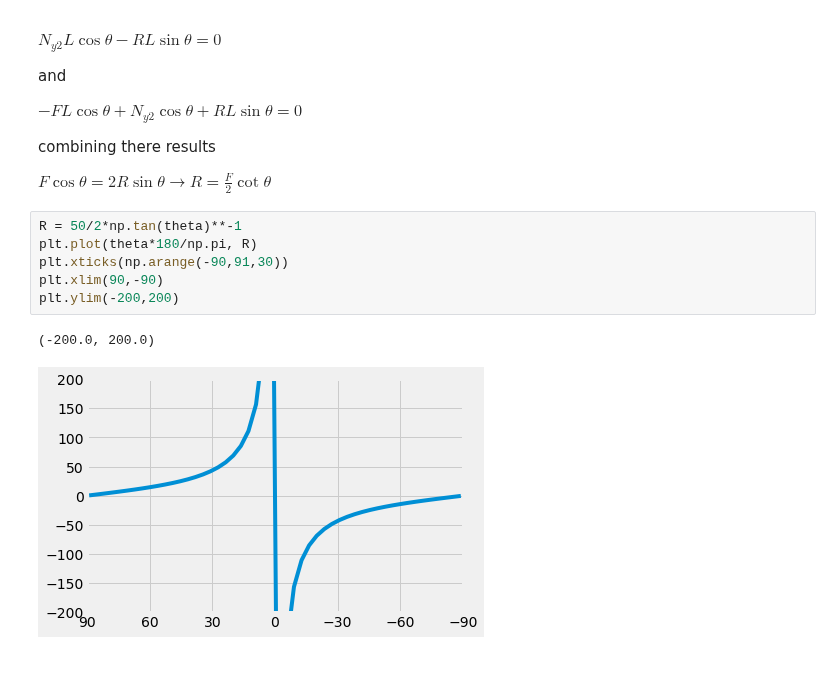
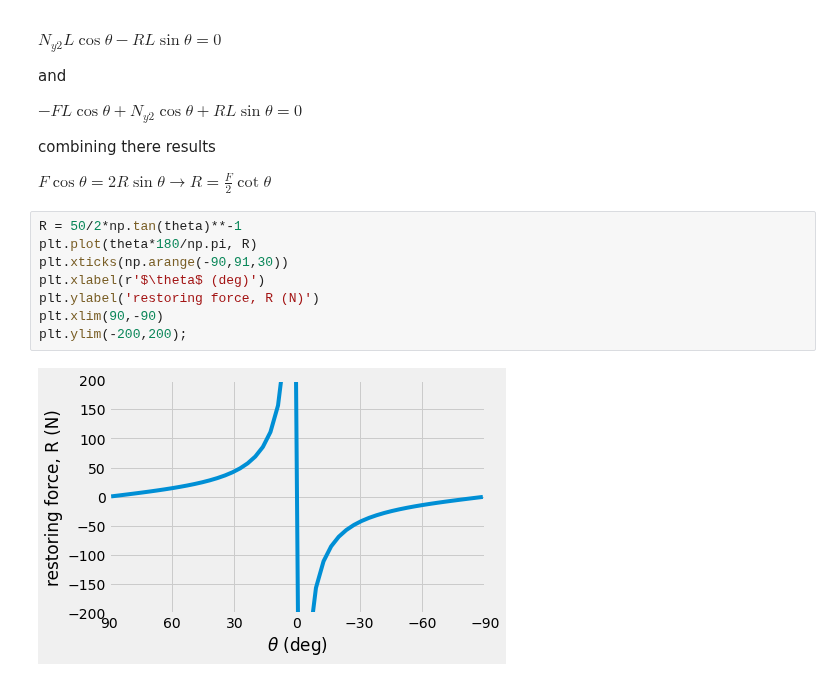
Before and after one commit to cooperrc/engineering-dynamics, a Jupyter notebook: _build/jupyter_execute/module_01/mechanical-advantage.ipynb, the cells around one changed output. Cells and saved outputs as stored; diff of their text form.

```diff
--- a/_build/jupyter_execute/module_01/mechanical-advantage.ipynb
+++ b/_build/jupyter_execute/module_01/mechanical-advantage.ipynb
@@ -108,9 +104,10 @@ $F\cos\theta = 2R\sin\theta\rightarrow R = \frac{F}{2}\cot\theta$
 # %%
 R = 50/2*np.tan(theta)**-1
 plt.plot(theta*180/np.pi, R)
 plt.xticks(np.arange(-90,91,30))
+plt.xlabel(r'$\theta$ (deg)')
+plt.ylabel('restoring force, R (N)')
 plt.xlim(90,-90)
-plt.ylim(-200,200)
+plt.ylim(-200,200);
 # %% [output]
-(-200.0, 200.0)
-[figure, old version]
+[figure, new version]
```
Also changed, not shown: parts of 7 cells of this notebook, 13 other files.
